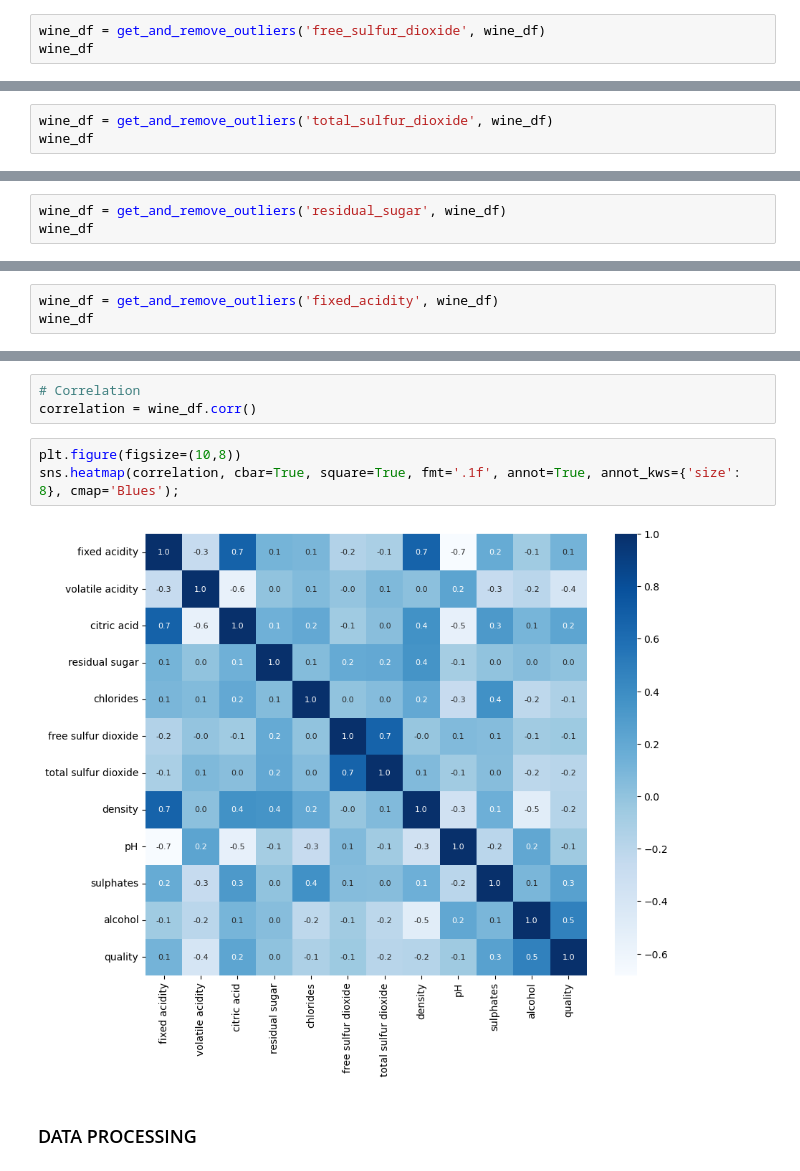
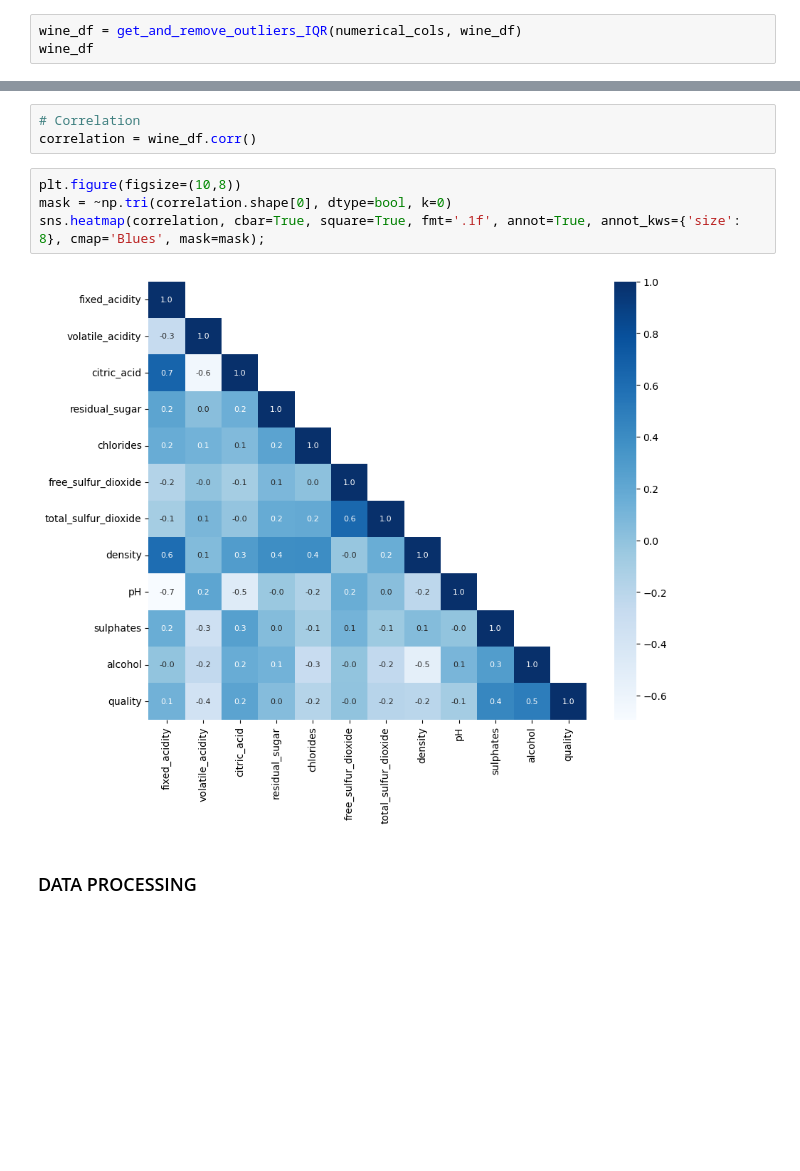
Before and after one commit to Aifedayo/Random-Forest-Red-and-White-Wine-Quality, a Jupyter notebook: src/notebook/red_and_white_wine_qa.ipynb, the cells around one changed output, grey strips where cells are left out. Saved outputs shown, nothing was run; the diff lists cells and outputs as text; blank space fills up the shorter version.

Commit message:
Removing outliers with IQR

```diff
--- a/src/notebook/red_and_white_wine_qa.ipynb
+++ b/src/notebook/red_and_white_wine_qa.ipynb
@@ -119,4 +151,4 @@ def get_and_remove_outliers(col, df):
 # %%
-wine_df = get_and_remove_outliers('free_sulfur_dioxide', wine_df)
+wine_df = get_and_remove_outliers_IQR(numerical_cols, wine_df)
 wine_df
 # %% [output]
@@ -138,3 +184,0 @@ upper limit: 35.0
-# %%
-wine_df = get_and_remove_outliers('total_sulfur_dioxide', wine_df)
-wine_df
@@ -157,3 +184,0 @@ upper limit: 108.0
-# %%
-wine_df = get_and_remove_outliers('residual_sugar', wine_df)
-wine_df
@@ -176,3 +184,0 @@ upper limit: 4.3
-# %%
-wine_df = get_and_remove_outliers('fixed_acidity', wine_df)
-wine_df
@@ -205,9 +195,10 @@ wine_df.boxplot(figsize=(15, 10));
 correlation = wine_df.corr()
 # %%
 plt.figure(figsize=(10,8))
-sns.heatmap(correlation, cbar=True, square=True, fmt='.1f', annot=True, annot_kws={'size': 8}, cmap='Blues');
+mask = ~np.tri(correlation.shape[0], dtype=bool, k=0)
+sns.heatmap(correlation, cbar=True, square=True, fmt='.1f', annot=True, annot_kws={'size': 8}, cmap='Blues', mask=mask);
 # %% [output]
-[figure, old version]
+[figure, new version]
 # %% [markdown]
 ### DATA PROCESSING
 # %%
```
Also changed, not shown: parts of 13 cells of this notebook.
